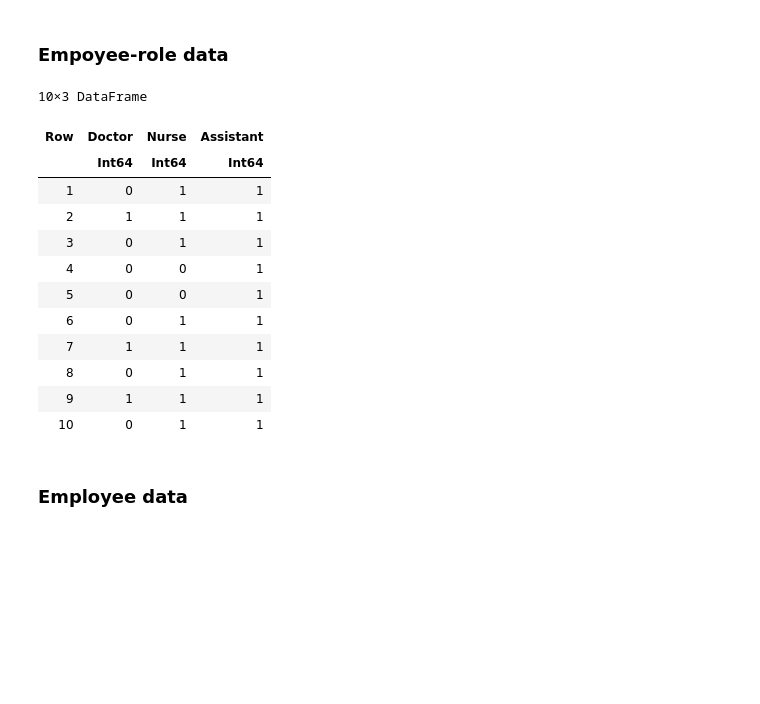
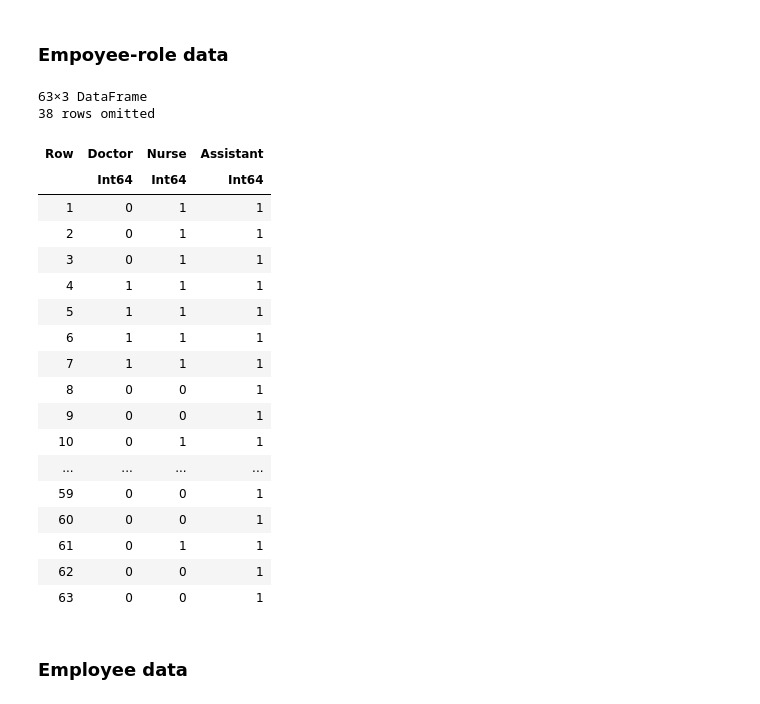
Before and after one commit to pudderludde/6.7200-final-project, a Jupyter notebook: Hospital2.ipynb, the cells around one changed output. Cells and saved outputs as stored; diff of their text form; code cells hidden in the pictures; blank space fills up the shorter version.

```diff
--- a/Hospital2.ipynb
+++ b/Hospital2.ipynb
@@ -98,48 +119,56 @@ first(shift_roles,5)
 country_names = CSV.read("data/countries.csv", DataFrame, header=false)
 Random.seed!(42)
 shuffle!(country_names)
-FTE_rates = vcat(fill(1.0, 50), fill(0.75, 26), fill(0.7, 16), fill(0.5, 18))
+FTE_rates = vcat(fill(1.0, 25), fill(0.75, 8), fill(0.7, 5), fill(0.5, 25))
 id = 1:length(FTE_rates)
 employees = DataFrame(id = id, name = country_names[1:length(id),1], FTE_rate = FTE_rates)
 
 n = nrow(employees)
-num_doctors = round(Int, n * 0.25)
-num_assistants = round(Int, n * 0.25)
+num_doctors = round(Int, n * 0.3)
+num_assistants = round(Int, n * 0.3)
 num_nurses = n - num_doctors - num_assistants
 roles = vcat(fill("Nurse", num_nurses), fill("Doctor", num_doctors), fill("Assistant", num_assistants))
 Random.seed!(42)
 shuffle!(roles)
 
 employees.main_role = roles
 
 emp_role = DataFrame(Doctor = Int[], Nurse = Int[], Assistant = Int[])
 for role in roles
     doctor = 0
     nurse = 0
     assistant = 1 # All doctors and nurses are assistants
     if role == "Doctor"
         doctor = 1
         nurse = 1 # All doctors are nurses
     elseif role == "Nurse"
         nurse = 1
     end
     push!(emp_role, (doctor, nurse, assistant))
 end
-first(emp_role,10)
+# first(emp_role,10)
+emp_role
 # %% [output]
-10×3 DataFrame
+63×3 DataFrame
+38 rows omitted
 | Row | Doctor | Nurse | Assistant |
 |  | Int64 | Int64 | Int64 |
 | 1 | 0 | 1 | 1 |
-| 2 | 1 | 1 | 1 |
+| 2 | 0 | 1 | 1 |
 | 3 | 0 | 1 | 1 |
-| 4 | 0 | 0 | 1 |
-| 5 | 0 | 0 | 1 |
-| 6 | 0 | 1 | 1 |
+| 4 | 1 | 1 | 1 |
+| 5 | 1 | 1 | 1 |
+| 6 | 1 | 1 | 1 |
 | 7 | 1 | 1 | 1 |
-| 8 | 0 | 1 | 1 |
-| 9 | 1 | 1 | 1 |
+| 8 | 0 | 0 | 1 |
+| 9 | 0 | 0 | 1 |
 | 10 | 0 | 1 | 1 |
+| ... | ... | ... | ... |
+| 59 | 0 | 0 | 1 |
+| 60 | 0 | 0 | 1 |
+| 61 | 0 | 1 | 1 |
+| 62 | 0 | 0 | 1 |
+| 63 | 0 | 0 | 1 |
 # %% [markdown]
 ### Employee data
 # %%
```
Also changed, not shown: parts of 12 cells of this notebook.
